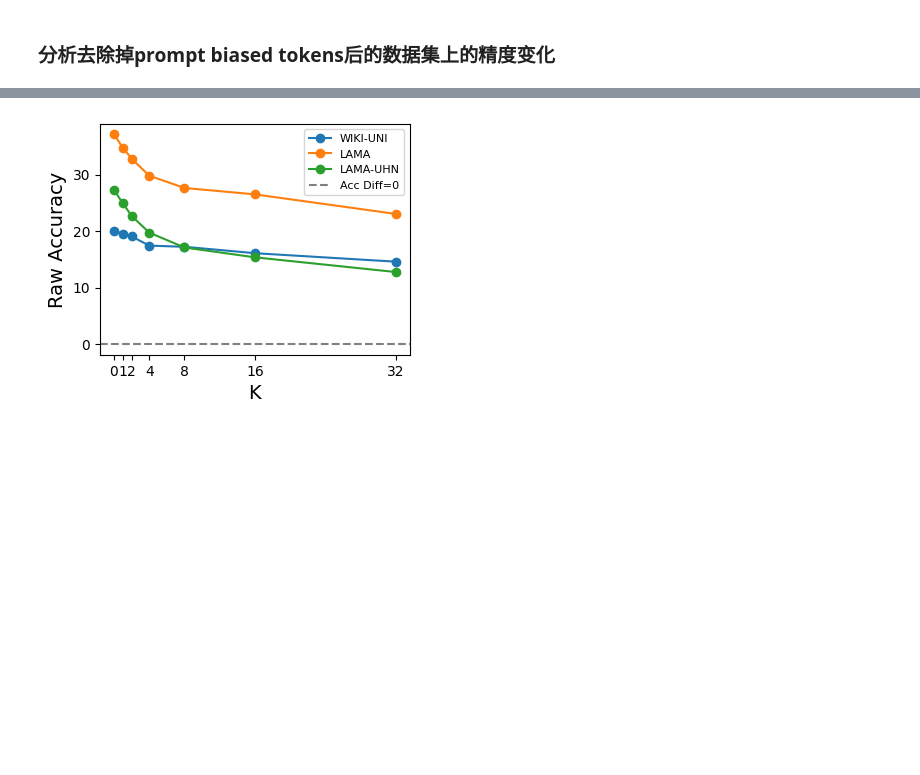
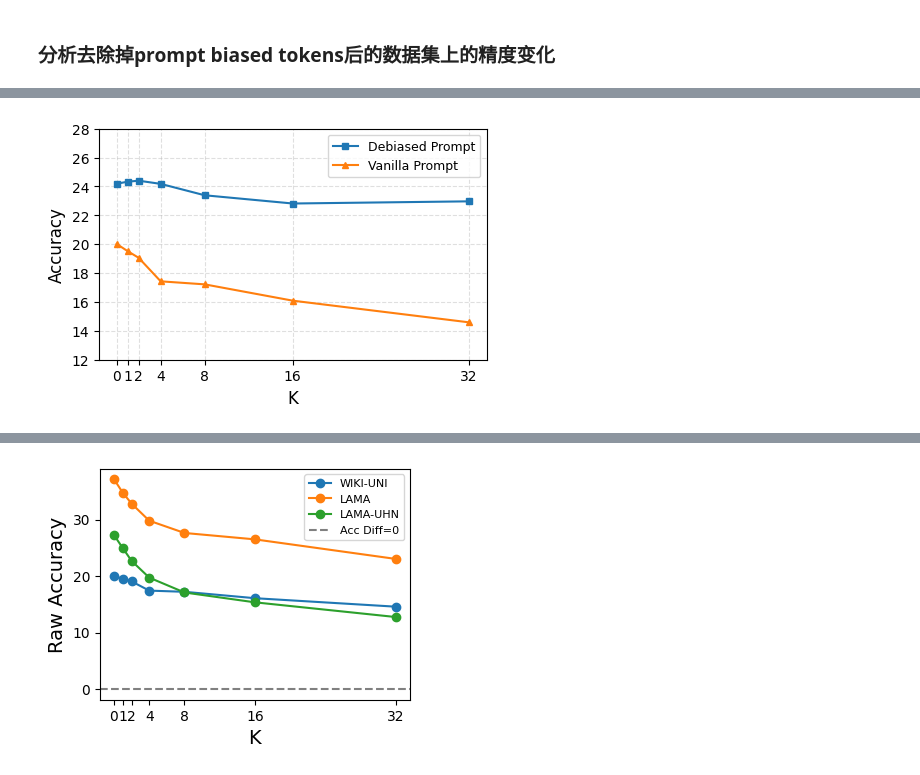
Before and after one commit to FelliYang/PromptBias, a Jupyter notebook: code/analysis/filter_out_biased_tokens.ipynb, the cells around one changed output, grey strips where cells are left out. Saved outputs shown, nothing was run; the diff lists cells and outputs as text; code cells hidden in the pictures; blank space fills up the shorter version.

```diff
--- a/code/analysis/filter_out_biased_tokens.ipynb
+++ b/code/analysis/filter_out_biased_tokens.ipynb
@@ -102,3 +141,57 @@ def show_acc_variance(root_dir, model, prompt):
+# %%
+def show_abs_acc_variance(root_dir, model, prompt, dataset="WIKI-UNI"):
+    """绘制多个数据集变一下，三个手工prompt在debias后的精度绝对值变化"""
+    k = [0,1,2,4,8,16,32]
+
+
+    # 准备数据
+    draw_datasets = {dataset: []}
+    for num in k:
+        data_dir = f"{root_dir}/filter_out_{num}_biased_tokens/{model}/common_vocab_cased/typed_querying/{prompt}_result.json"
+        with open(data_dir) as f:
+            data = json.load(f)
+        for dataset in draw_datasets.keys():
+            if prompt == 'optiprompt':
+                key = 'optiprompt_5'
+            else:
+                key = prompt
+            meta = data[model][dataset][key]
+            vanilla_acc = round(meta["P"]*100, 2)
+            debiased_acc = round(meta["P_d"]*100, 2)
+
+            draw_datasets[dataset].append((vanilla_acc, debiased_acc))
+
+    # print(draw_datasets)
+
+    legend_size =  9
+    x_label_size = 12
+    y_label_size = 12
+    x_ticks = 14
+    y_ticks = 15
+    width=0.3
+    mk_size = 4
+    fig1,axs1 = plt.subplots(1,1,figsize=(5,3))
+
+    axs1.plot(k, [x[1] for x in draw_datasets[dataset]], marker='s', markersize=mk_size ,label="Debiased Prompt")
+    axs1.plot(k, [x[0] for x in draw_datasets[dataset]], marker='^', markersize=mk_size  , label="Vanilla Prompt")
+
+
+    # axs1.axhline(y=0, color='gray',linestyle='--',label='Acc Diff=0')
+    axs1.legend(fontsize=legend_size, )
+    axs1.set_xlabel("K",fontsize=x_label_size,)
+    axs1.set_ylabel("Accuracy",fontsize=y_label_size,)
+    axs1.set_xticks(k)
+    axs1.set_xticklabels(k)
+    y_ticks= np.arange(12, 28, 4)
+    # axs1.set_yticks(y_ticks)
+    axs1.set_ylim(12,28 )
+    axs1.grid(True, linestyle='--', alpha=0.4)
+    fig1.savefig("Manual_WIKI-UNI_abs_acc_variance.pdf", dpi=500,bbox_inches="tight")
+
+root_dir = "/mnt/code/users/xuziyang/PromptBias/results"
+show_abs_acc_variance(root_dir, "bert-base-cased", "LAMA")
+# %% [output]
+[figure, added]
 # %%
 from matplotlib import pyplot as plt
 import numpy as np
```
Also changed, not shown: parts of 3 cells of this notebook, 4 other files.
